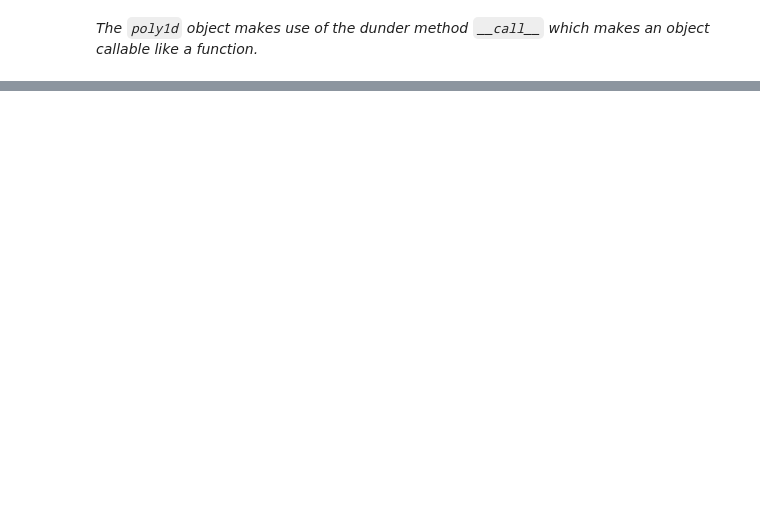
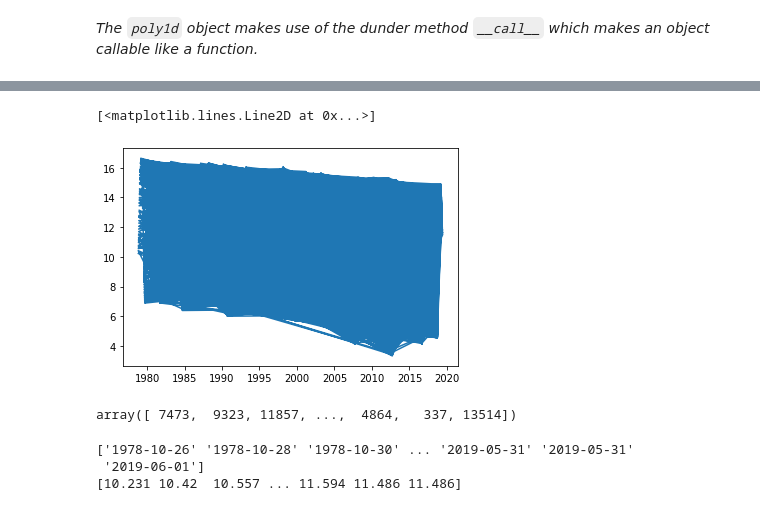
Before and after one commit to eyalnus/Python-Data, a Jupyter notebook: NumPy-full.ipynb, the cells around one changed output, grey strips where cells are left out. Drawn from its saved outputs; the diff is of its cells as text; code cells hidden in the pictures; blank space fills up the shorter version.

```diff
--- a/NumPy-full.ipynb
+++ b/NumPy-full.ipynb
@@ -728,0 +780,19 @@ plt.plot(t, mean_distance, 'g+',t, p3(np.sqrt(t)), 'b-', t, np.sqrt(2*t/np.pi),'
+# %%
+plt.plot(date_shuffle,extent_shuffle)
+# %% [output]
+[<matplotlib.lines.Line2D at 0x...>]
+[figure, added]
+# %%
+dateorder = date_shuffle.argsort()
+dateorder
+# %% [output]
+array([ 7473,  9323, 11857, ...,  4864,   337, 13514])
+# %%
+ordered_date = date_shuffle[dateorder]
+ordered_extent = extent_shuffle[dateorder]
+print(ordered_date)
+print(ordered_extent)
+# %% [output]
+['1978-10-26' '1978-10-28' '1978-10-30' ... '2019-05-31' '2019-05-31'
+ '2019-06-01']
+[10.231 10.42  10.557 ... 11.594 11.486 11.486]
```
Also changed, not shown: parts of 42 cells of this notebook, 1 other file.
